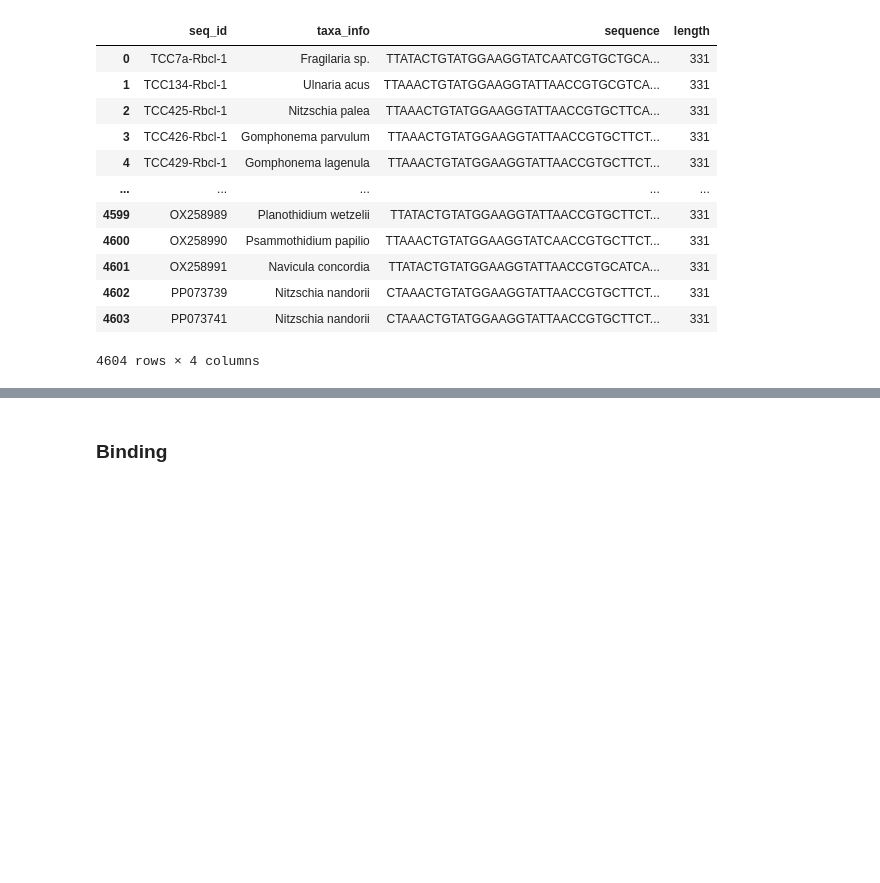
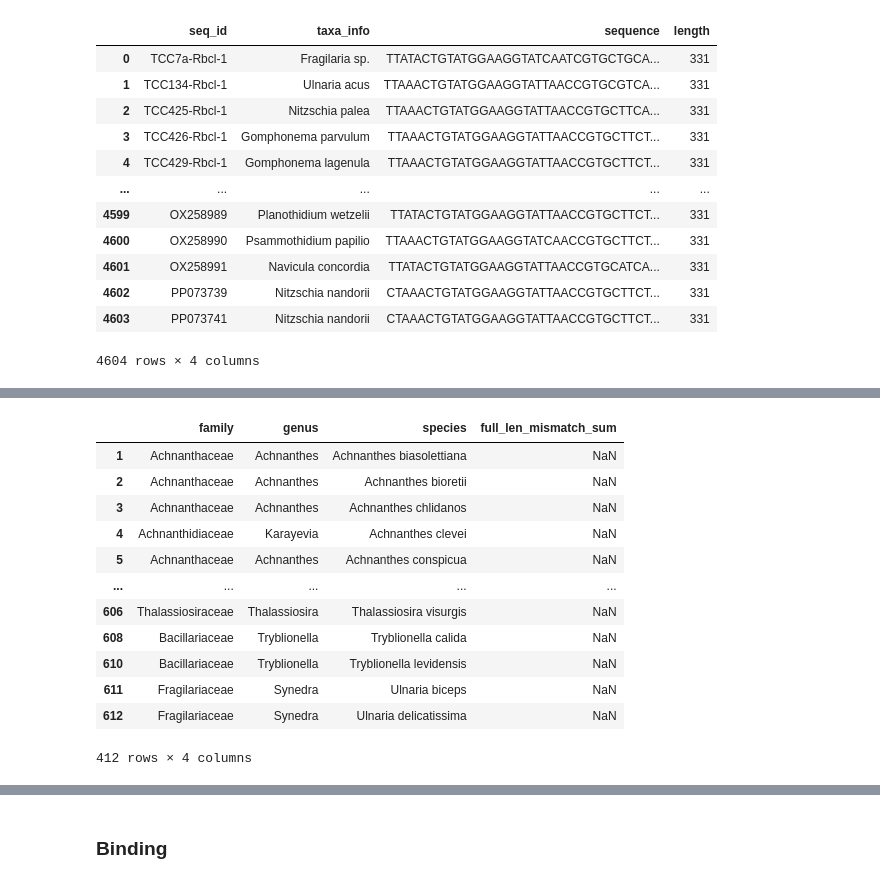
Before and after one commit to CIBIO-BU/mozaiko, a Jupyter notebook: draft.ipynb, the cells around one changed output, grey strips where cells are left out. Saved outputs shown, nothing was run; the diff lists cells and outputs as text; code cells hidden in the pictures; blank space fills up the shorter version.

```diff
--- a/draft.ipynb
+++ b/draft.ipynb
@@ -489,0 +470,19 @@ Score for rbcL_708F3_R3-1.fasta: 3.96
+# %%
+# read csv
+import pandas as pd
+df = pd.read_csv("null_results.csv", index_col=0)
+df
+# %% [output]
+|  | family | genus | species | full_len_mismatch_sum |
+| 1 | Achnanthaceae | Achnanthes | Achnanthes biasolettiana | NaN |
+| 2 | Achnanthaceae | Achnanthes | Achnanthes bioretii | NaN |
+| 3 | Achnanthaceae | Achnanthes | Achnanthes chlidanos | NaN |
+| 4 | Achnanthidiaceae | Karayevia | Achnanthes clevei | NaN |
+| 5 | Achnanthaceae | Achnanthes | Achnanthes conspicua | NaN |
+| ... | ... | ... | ... | ... |
+| 606 | Thalassiosiraceae | Thalassiosira | Thalassiosira visurgis | NaN |
+| 608 | Bacillariaceae | Tryblionella | Tryblionella calida | NaN |
+| 610 | Bacillariaceae | Tryblionella | Tryblionella levidensis | NaN |
+| 611 | Fragilariaceae | Synedra | Ulnaria biceps | NaN |
+| 612 | Fragilariaceae | Synedra | Ulnaria delicatissima | NaN |
+412 rows × 4 columns
```
Also changed, not shown: parts of 21 cells of this notebook, 7 other files.
